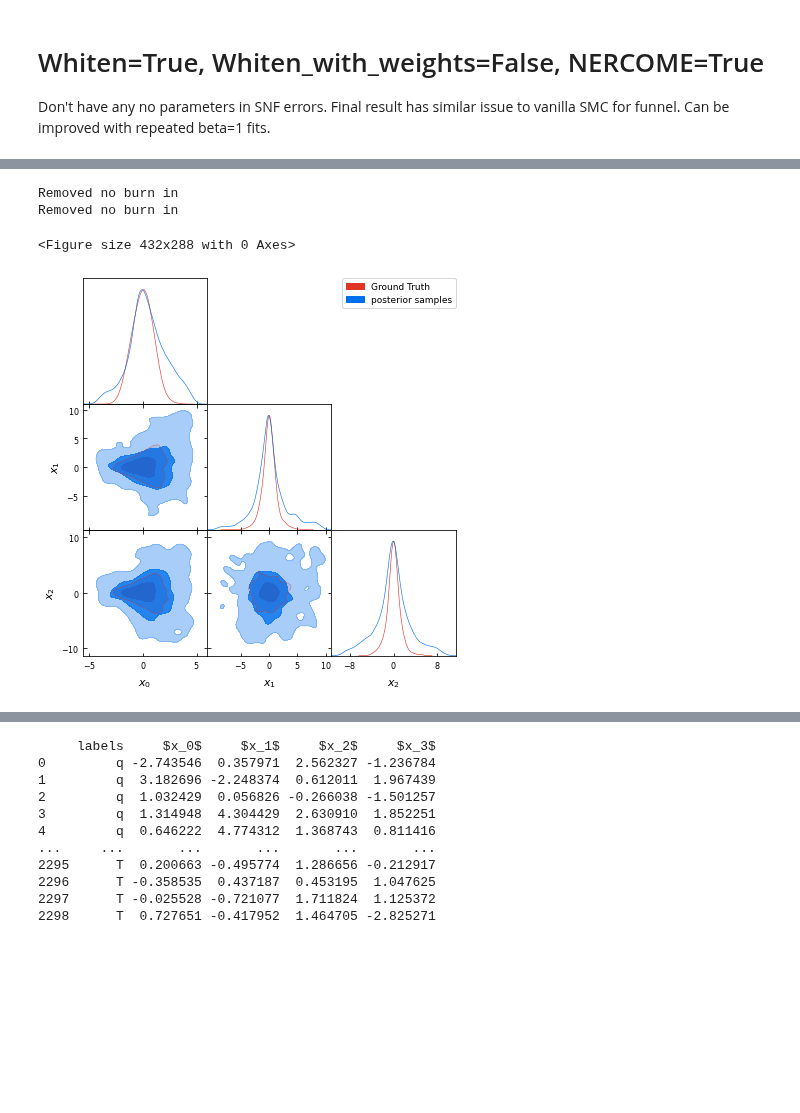
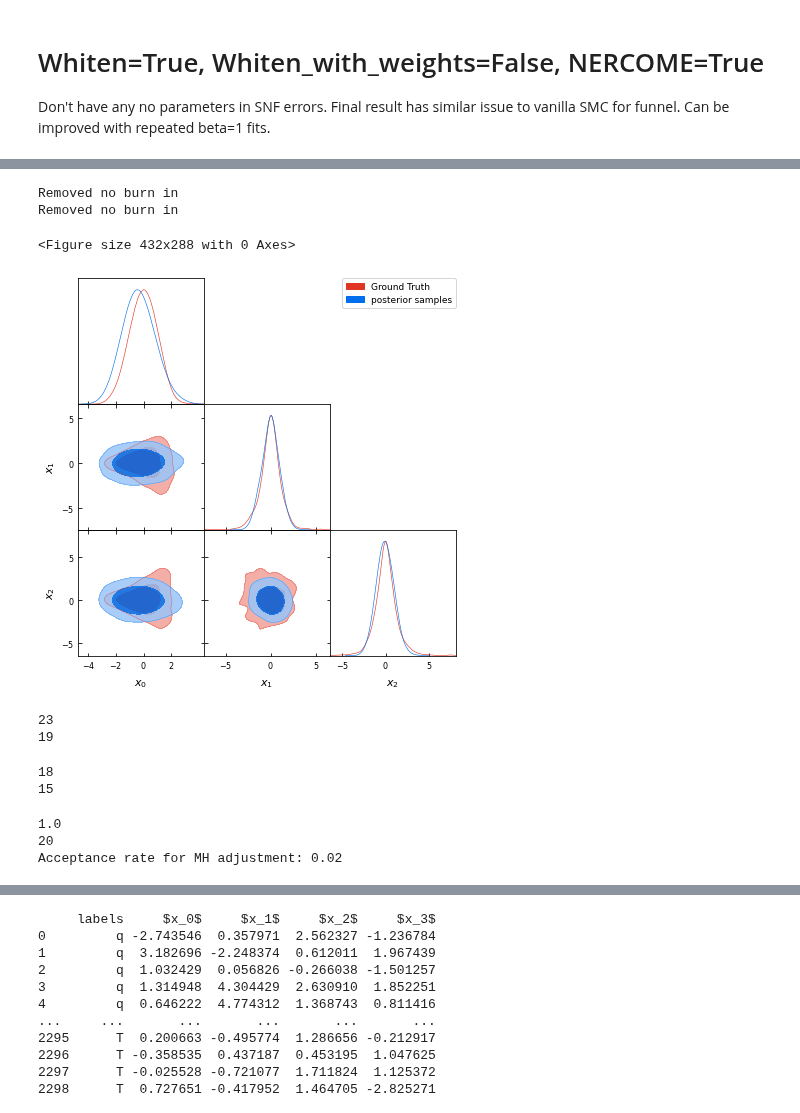
Before and after one commit to RichardGrumitt/nfmc_jax_tests, a Jupyter notebook: funnel_test.ipynb, the cells around one changed output, grey strips where cells are left out. Drawn from its saved outputs; the diff is of its cells as text; code cells hidden in the pictures; blank space fills up the shorter version.

Commit message:
Most recent funnel test

```diff
--- a/funnel_test.ipynb
+++ b/funnel_test.ipynb
@@ -262,7 +282,18 @@ trace = nfmc_jax.infer_nfomc(log_like_func=log_like,
                              dla_beta_thresh=dla_beta_thresh,
                              latent_dla=latent_dla,
                              rel_fish_tol=rel_fish_tol,
-                             abs_fish_tol=abs_fish_tol)
+                             abs_fish_tol=abs_fish_tol,
+                             max_dla_iter=max_dla_iter,
+                             flow_type=flow_type,
+                             maf_layers=maf_layers,
+                             maf_hidden=maf_hidden,
+                             maf_activation=maf_activation,
+                             dropout_prob=dropout_prob,
+                             maf_epochs=maf_epochs,
+                             mala_step_size=mala_step_size,
+                             num_mala=num_mala,
+                             tune_mala=tune_mala,
+                             cull_lowp_tol=cull_lowp_tol)
 # %% [output]
 Inference mode is DLA. Maximum beta is set to 1.
 The default behavior has changed from using the upper triangular portion of the matrix by default to using the lower triangular portion.
@@ -306,6 +335,6 @@ dict_keys(['final_q_samples', 'final_qw_weights', 'log_evidence', 'mh_samples',
 # %%
 # To inspect the sampling output, we can pull out the q_models.
-q_models = trace['dla_qmodels'][0]
+q_models = trace['dla_q_models'][0]
 q_models.keys()
 #print(len(q_models.keys()))
 # %% [output]
@@ -357,14 +415,3 @@ def plot_triangles(samples, weights, truth_samples, Ngd=1000, beta_idx=None,
 # Whiten=True, Whiten_with_weights=False, NERCOME=True
 
 Don't have any no parameters in SNF errors. Final result has similar issue to vanilla SMC for funnel. Can be improved with repeated beta=1 fits.
-# %%
-#beta = 1.0
-
-x_prime = np.random.normal(0, 1, size=(1000, D))
-x_prime[:, 0] = x_prime[:, 0] * a / np.sqrt(beta)
-x_prime[:, 1:] = x_prime[:, 1:] * np.exp(b * x_prime[:, 0]).reshape((1000, 1)) / np.sqrt(beta)
-
-print(f'Got the damn samples')
-
-df = pd.DataFrame(x_prime[:, 0:4])
-sns.pairplot(df)
@@ -381,9 +424,9 @@ sns.pairplot(df)
 # %%
 # First plot the samples without weights.
-plot_triangles(q_samples[:,0:3], np.ones(len(q_samples)), truth_samples=x_prime[:,0:3],
-               out_name='funnel_noweight_DLA_grad.png', d=3)
+plot_triangles(q_samples[:,0:3], np.ones(len(q_samples)), truth_samples=x_prime[:,0:3], d=3,
+              out_name='./dla_figs/funnel_100d_q_DLA_50.png')
 # %% [output]
 Removed no burn in
 Removed no burn in
 <Figure size 432x288 with 0 Axes>
-[figure, old version]
+[figure, new version]
@@ -389,0 +555,18 @@ Removed no burn in
+# %%
+dla_samples = trace['dla_samples'][0]['DLA_101']
+q_model = trace['dla_q_models'][0]['DLA_101']
+mh_update_check(dla_samples, q_model)
+# %% [output]
+23
+19
+# %%
+latent_mh_update_check(dla_samples, q_model)
+# %% [output]
+18
+15
+# %%
+grad_dla_mh_adjustment(q_model, dla_samples)
+# %% [output]
+1.0
+20
+Acceptance rate for MH adjustment: 0.02
```
Also changed, not shown: parts of 24 cells of this notebook.
